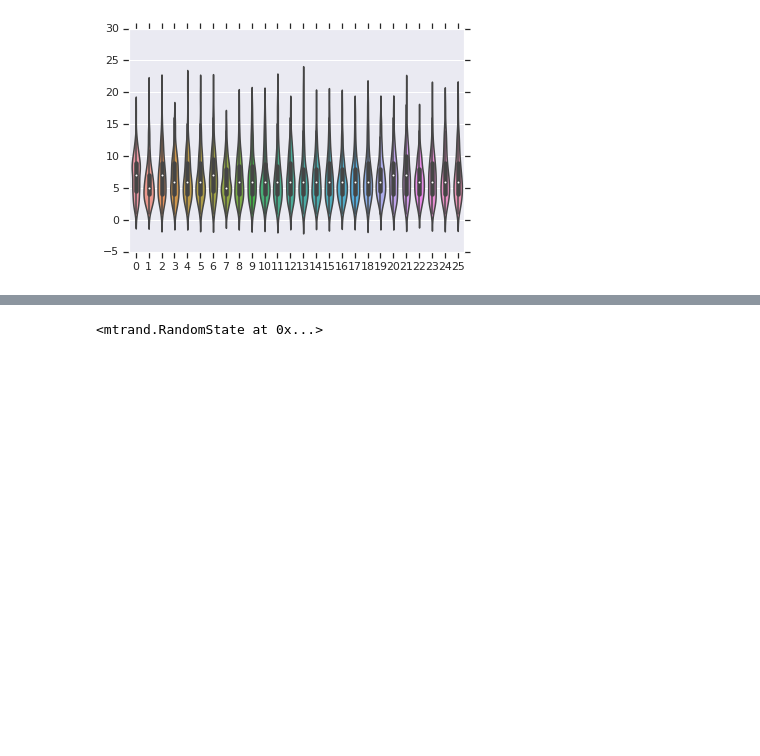
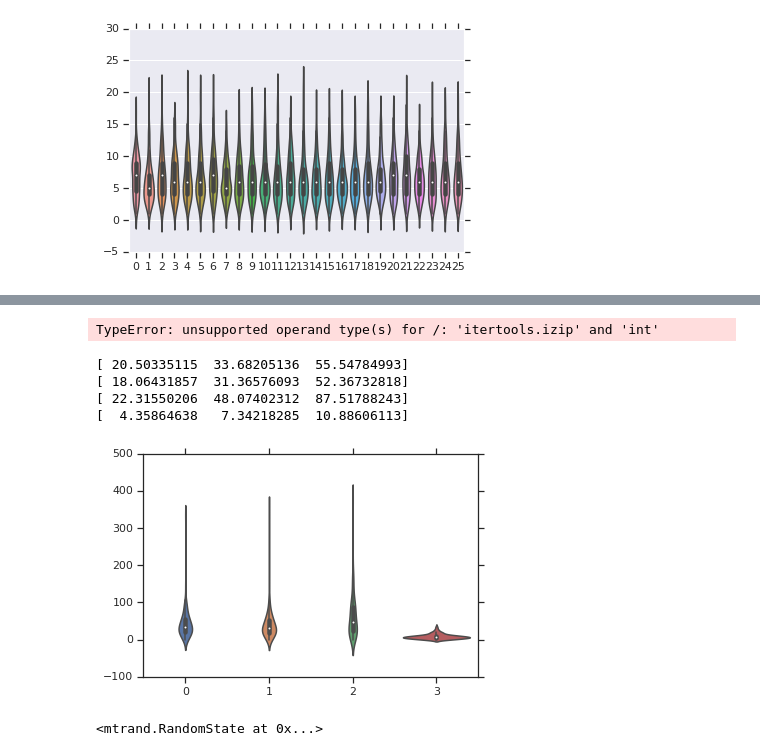
Before and after one commit to elifesciences-publications/PreycapMaster, a Jupyter notebook: Model_Plot.ipynb, the cells around one changed output, grey strips where cells are left out. Drawn from its saved outputs; the diff is of its cells as text; code cells hidden in the pictures; blank space fills up the shorter version.

```diff
--- a/Model_Plot.ipynb
+++ b/Model_Plot.ipynb
@@ -103,3 +75,46 @@ score_model_similarity(True, simlist_by_hunt[30][0], simlist_by_hunt[30][3])
+# %%
+def score_model_similarity(mod1, mod2, simlist_by_huntid, num_partitions):
+
+    def avg_of_partitions(arr):
+        arr_partitioned = np.array(
+            [np.nanmean(p) for p in [
+                partition(len(xs) / num_partitions, xs) for xs in arr]])
+        means_by_partition = [arr_partitioned[:, n] for n in range(
+            num_partitions)]
+        return means_by_partition
+    scores = []
+    for sims in simlist_by_huntid:
+        sim1 = sims[mod1]
+        sim2 = sims[mod2]
+        scores.append(score_trajectory_similarity(
+            False, sim1, sim2))
+    scores = np.array(scores)
+    xyz_sim = avg_of_partitions(scores[:, 0])
+    pitch_scores = avg_of_partitions(scores[:, 1])
+    yaw_scores = avg_of_partitions(scores[:, 2])
+    sb.violinplot(data=xyz_sim + pitch_scores + yaw_scores)
+    pl.show()
+    return xyz_sim, pitch_scores, yaw_scores
+# %%
+scores02 = score_model_similarity(0, 1, simlist_by_hunt, 4)
+#scores03 = score_model_similarity(0, 3, simlist_by_hunt)
+#scores04 = score_model_similarity(0, 4, simlist_by_hunt)
+#scores23 = score_model_similarity(2, 3, simlist_by_hunt)
+# %% [output]
+TypeError: unsupported operand type(s) for /: 'itertools.izip' and 'int'
+# %%
+v = 0
+sb.violinplot(data=[scores02[v], scores03[v], scores04[v], scores23[v]])
+print np.percentile(scores02[v], [25, 50, 75])
+print np.percentile(scores03[v], [25, 50, 75])
+print np.percentile(scores04[v], [25, 50, 75])
+print np.percentile(scores23[v], [25, 50, 75])
+# %% [output]
+[ 20.50335115  33.68205136  55.54784993]
+[ 18.06431857  31.36576093  52.36732818]
+[ 22.31550206  48.07402312  87.51788243]
+[  4.35864638   7.34218285  10.88606113]
+[figure, added]
 # %%
 marralgs = Marr2Algorithms(np.array(p_inits[0:2]), strike_params)
 marralgs.marr_bdb_file.np_prng
```
Also changed, not shown: parts of 7 cells of this notebook, 1 other file.
